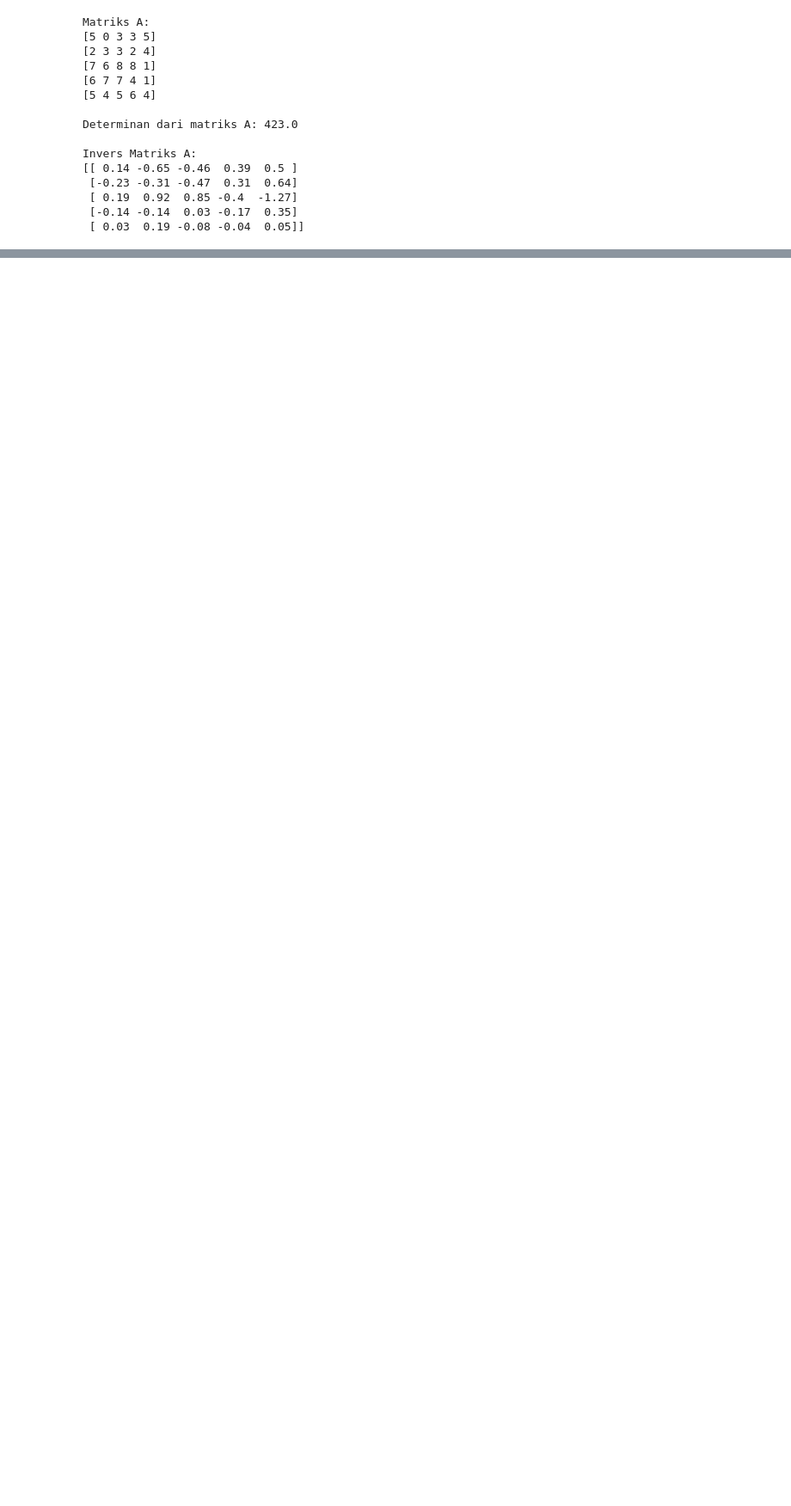
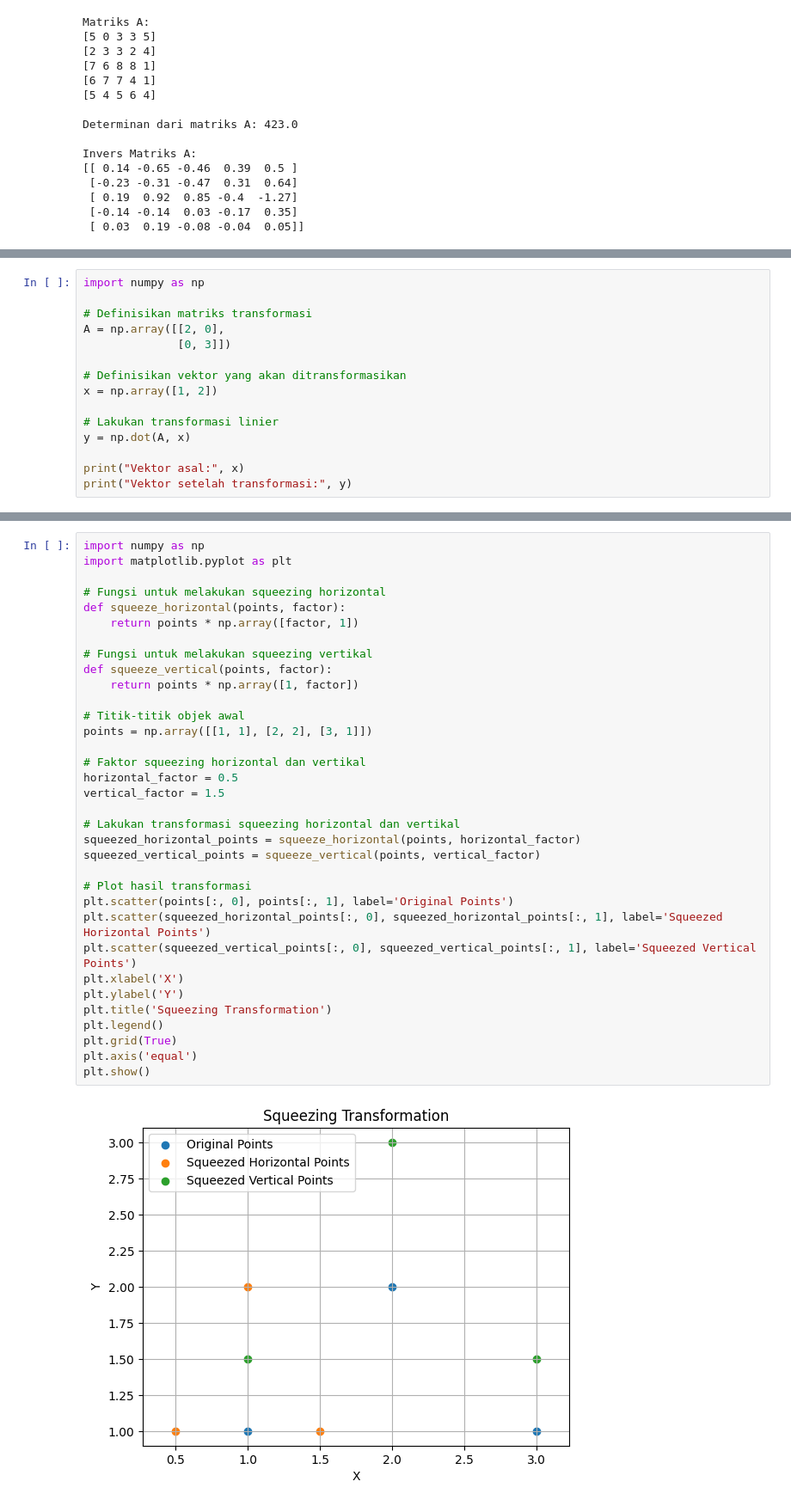
Before and after one commit to Anuar-hash/Alin, a Jupyter notebook: _sources/Tugas4determinan.ipynb, the cells around one changed output, grey strips where cells are left out. Shown at 86% size. Saved outputs shown, nothing was run; the diff lists cells and outputs as text; blank space fills up the shorter version.

```diff
--- a/_sources/Tugas4determinan.ipynb
+++ b/_sources/Tugas4determinan.ipynb
@@ -373,0 +400,15 @@ Invers Matriks A:
+# %%
+import numpy as np
+
+# Definisikan matriks transformasi
+A = np.array([[2, 0],
+              [0, 3]])
+
+# Definisikan vektor yang akan ditransformasikan
+x = np.array([1, 2])
+
+# Lakukan transformasi linier
+y = np.dot(A, x)
+
+print("Vektor asal:", x)
+print("Vektor setelah transformasi:", y)
@@ -373,0 +600,36 @@ Invers Matriks A:
+# %%
+import numpy as np
+import matplotlib.pyplot as plt
+
+# Fungsi untuk melakukan squeezing horizontal
+def squeeze_horizontal(points, factor):
+    return points * np.array([factor, 1])
+
+# Fungsi untuk melakukan squeezing vertikal
+def squeeze_vertical(points, factor):
+    return points * np.array([1, factor])
+
+# Titik-titik objek awal
+points = np.array([[1, 1], [2, 2], [3, 1]])
+
+# Faktor squeezing horizontal dan vertikal
+horizontal_factor = 0.5
+vertical_factor = 1.5
+
+# Lakukan transformasi squeezing horizontal dan vertikal
+squeezed_horizontal_points = squeeze_horizontal(points, horizontal_factor)
+squeezed_vertical_points = squeeze_vertical(points, vertical_factor)
+
+# Plot hasil transformasi
+plt.scatter(points[:, 0], points[:, 1], label='Original Points')
+plt.scatter(squeezed_horizontal_points[:, 0], squeezed_horizontal_points[:, 1], label='Squeezed Horizontal Points')
+plt.scatter(squeezed_vertical_points[:, 0], squeezed_vertical_points[:, 1], label='Squeezed Vertical Points')
+plt.xlabel('X')
+plt.ylabel('Y')
+plt.title('Squeezing Transformation')
+plt.legend()
+plt.grid(True)
+plt.axis('equal')
+plt.show()
+# %% [output]
+[figure, added]
```
Also changed, not shown: parts of 19 cells of this notebook, 18 other files.
